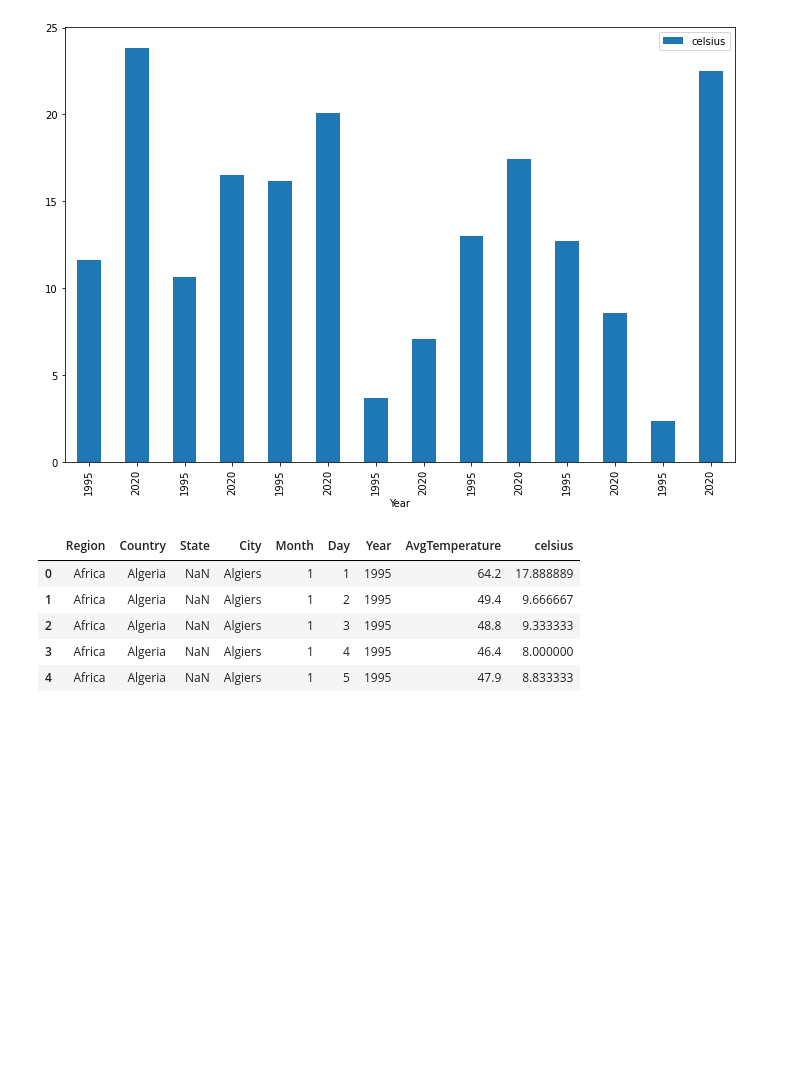
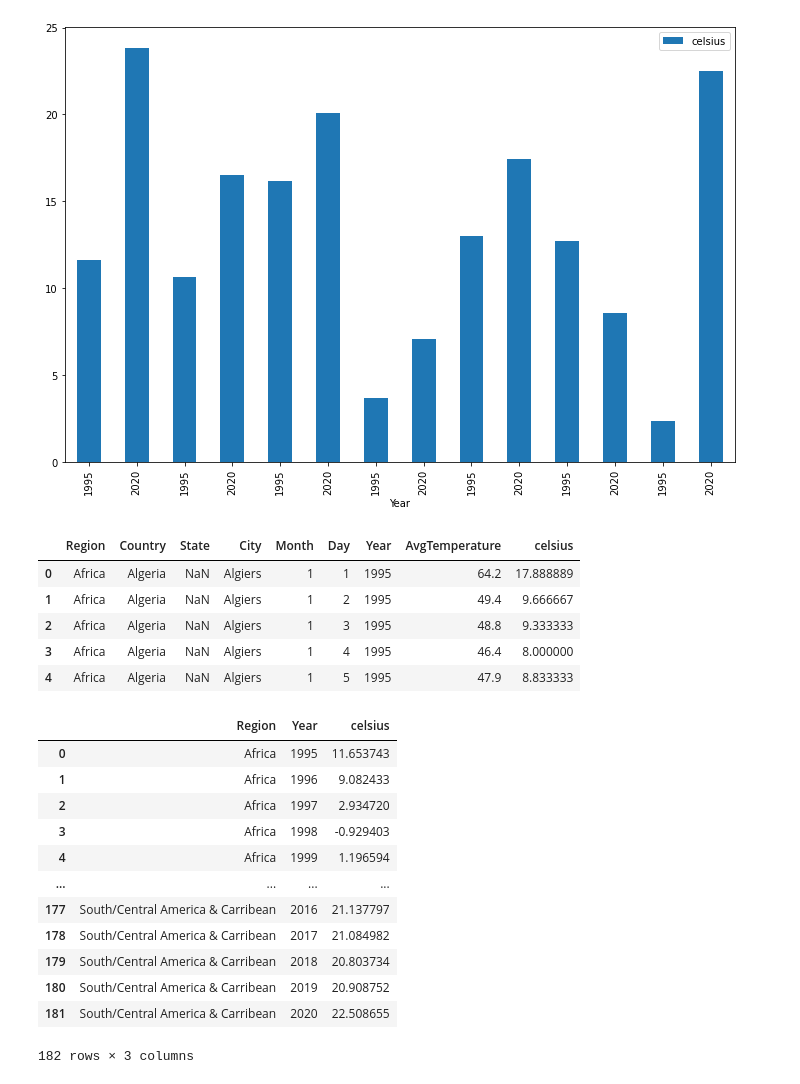
Before and after one commit to roblivesinottawa/analysis_climate_change_world, a Jupyter notebook: script.ipynb, the cells around one changed output. Saved outputs shown, nothing was run; the diff lists cells and outputs as text; code cells hidden in the pictures; blank space fills up the shorter version.

```diff
--- a/script.ipynb
+++ b/script.ipynb
@@ -188,3 +188,19 @@ df.head()
 | 2 | Africa | Algeria | NaN | Algiers | 1 | 3 | 1995 | 48.8 | 9.333333 |
 | 3 | Africa | Algeria | NaN | Algiers | 1 | 4 | 1995 | 46.4 | 8.000000 |
 | 4 | Africa | Algeria | NaN | Algiers | 1 | 5 | 1995 | 47.9 | 8.833333 |
+# %%
+df_region
+# %% [output]
+|  | Region | Year | celsius |
+| 0 | Africa | 1995 | 11.653743 |
+| 1 | Africa | 1996 | 9.082433 |
+| 2 | Africa | 1997 | 2.934720 |
+| 3 | Africa | 1998 | -0.929403 |
+| 4 | Africa | 1999 | 1.196594 |
+| ... | ... | ... | ... |
+| 177 | South/Central America & Carribean | 2016 | 21.137797 |
+| 178 | South/Central America & Carribean | 2017 | 21.084982 |
+| 179 | South/Central America & Carribean | 2018 | 20.803734 |
+| 180 | South/Central America & Carribean | 2019 | 20.908752 |
+| 181 | South/Central America & Carribean | 2020 | 22.508655 |
+182 rows × 3 columns
```
Also changed, not shown: parts of 8 cells of this notebook, 3 other files.
